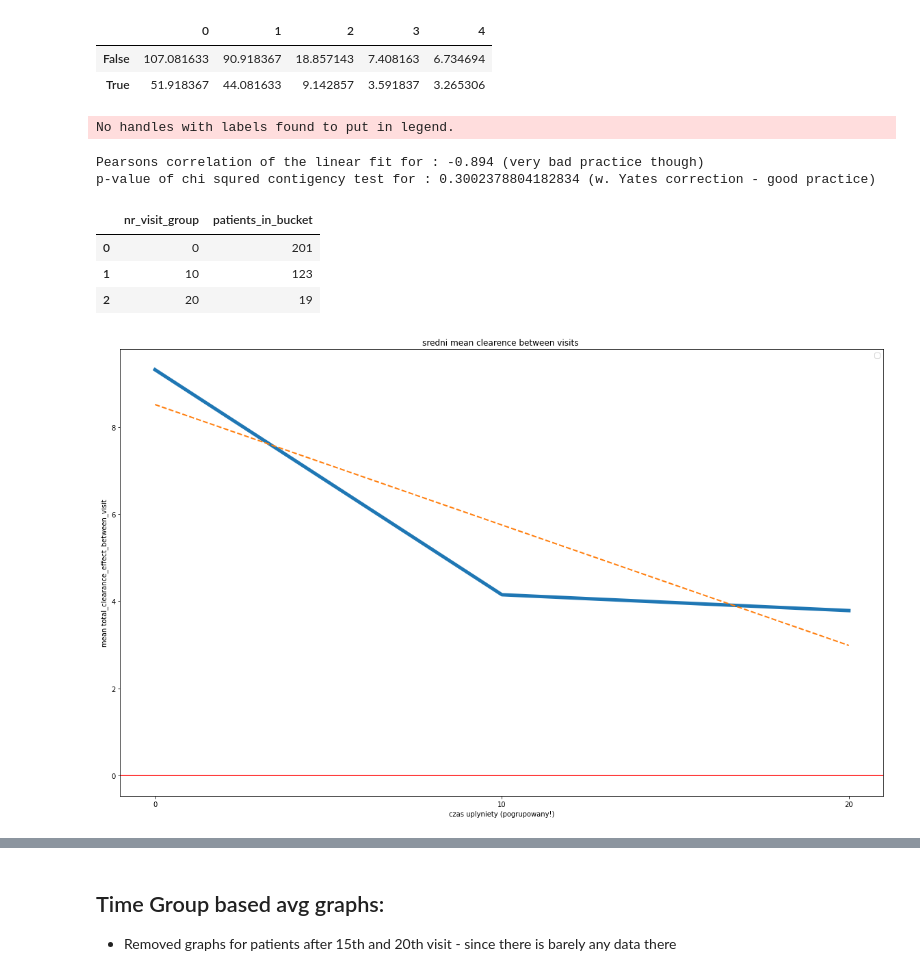
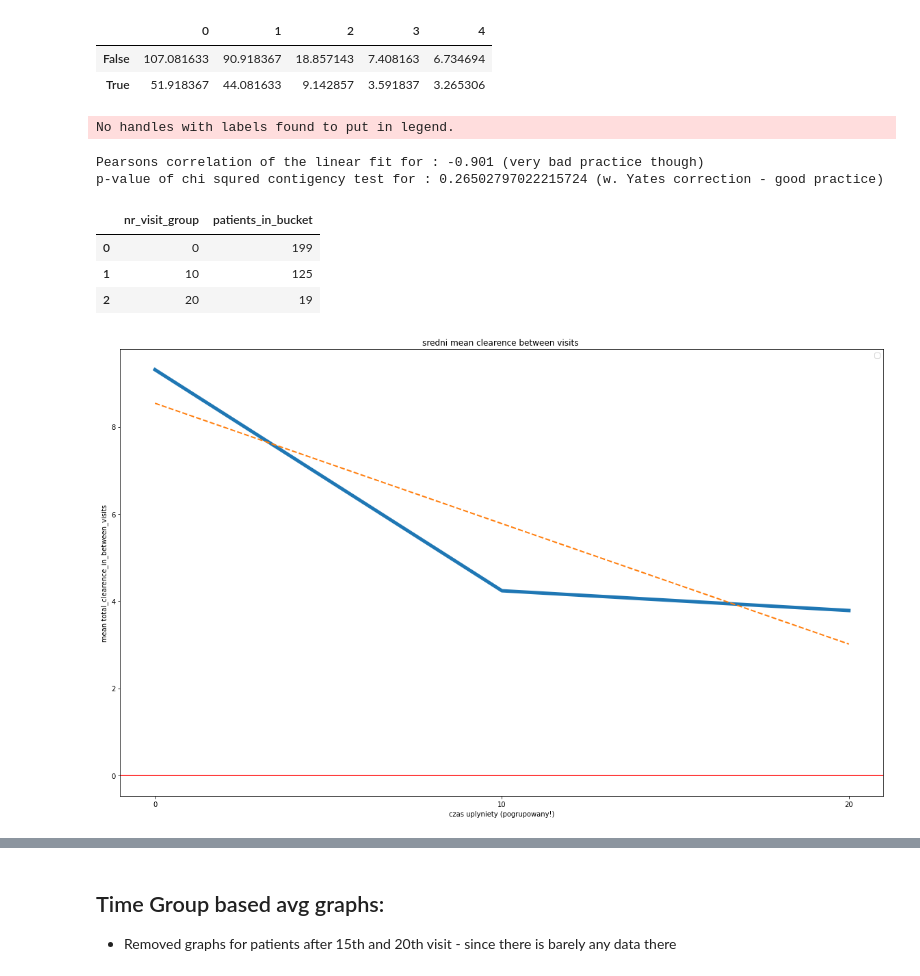
Before and after one commit to szczekulskij/long-term-analysis-of-pws, a Jupyter notebook: main.ipynb, the cells around one changed output, grey strips where cells are left out. Drawn from its saved outputs; the diff is of its cells as text; code cells hidden in the pictures.

```diff
--- a/main.ipynb
+++ b/main.ipynb
@@ -166,18 +167,18 @@ expected frequencies were:
 # %%
 plt.figure(figsize=(20,12))
 time_group_based_avg_graph(moved_df,
                            GROUPS = [0,10,20],
                            increment = 10,
                            display_data_for_chi_square_test = False,
                            base_column = 'nr_visit_group',
-                           column = 'total_clearance_effect_between_visit')
+                           column = 'total_clearence_in_between_visits')
 # %% [output]
 No handles with labels found to put in legend.
-Pearsons correlation of the linear fit for : -0.894 (very bad practice though)
-p-value of chi squred contigency test for : 0.3002378804182834 (w. Yates correction - good practice)
+Pearsons correlation of the linear fit for : -0.901 (very bad practice though)
+p-value of chi squred contigency test for : 0.26502797022215724 (w. Yates correction - good practice)
 |  | nr_visit_group | patients_in_bucket |
-| 0 | 0 | 201 |
-| 1 | 10 | 123 |
+| 0 | 0 | 199 |
+| 1 | 10 | 125 |
 | 2 | 20 | 19 |
 [figure]
 # %%
```
Also changed, not shown: parts of 11 cells of this notebook, 5 other files.
